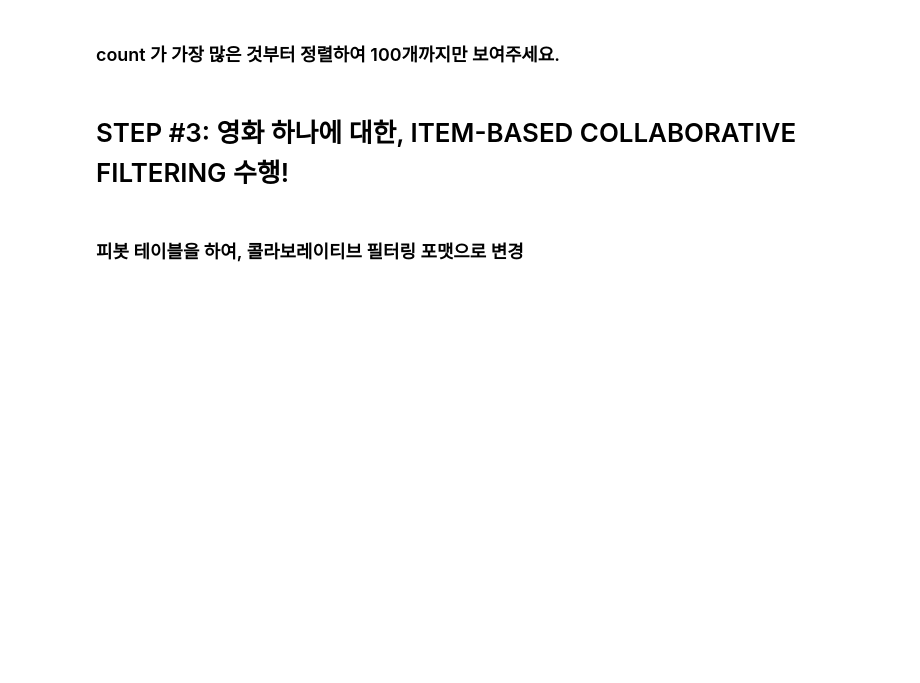
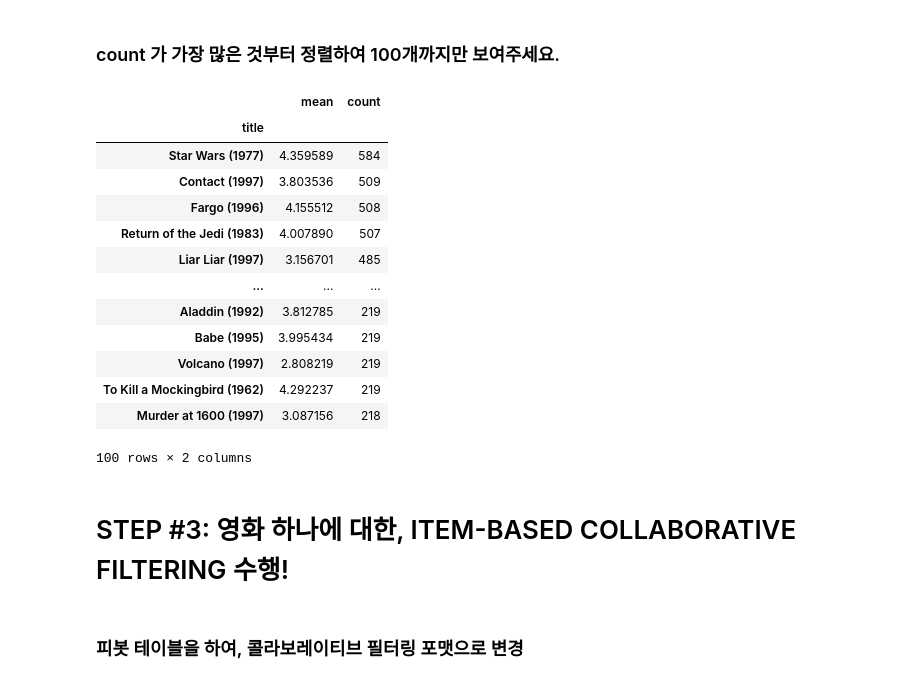
Before and after one commit to leopard4/yh-k3, a Jupyter notebook: 딥러닝강의파일/18_Movie_Recommender_System.ipynb, the cells around one changed output. Drawn from its saved outputs; the diff is of its cells as text; code cells hidden in the pictures; blank space fills up the shorter version.

```diff
--- a/딥러닝강의파일/18_Movie_Recommender_System.ipynb
+++ b/딥러닝강의파일/18_Movie_Recommender_System.ipynb
@@ -302,5 +336,22 @@ ratings_mean_count_df
 # %% [markdown]
 ### count 가 가장 많은 것부터 정렬하여 100개까지만 보여주세요.
+# %%
+ratings_mean_count_df.sort_values('count', ascending=False).head(100)
+# %% [output]
+|  | mean | count |
+| title |  |  |
+| Star Wars (1977) | 4.359589 | 584 |
+| Contact (1997) | 3.803536 | 509 |
+| Fargo (1996) | 4.155512 | 508 |
+| Return of the Jedi (1983) | 4.007890 | 507 |
+| Liar Liar (1997) | 3.156701 | 485 |
+| ... | ... | ... |
+| Aladdin (1992) | 3.812785 | 219 |
+| Babe (1995) | 3.995434 | 219 |
+| Volcano (1997) | 2.808219 | 219 |
+| To Kill a Mockingbird (1962) | 4.292237 | 219 |
+| Murder at 1600 (1997) | 3.087156 | 218 |
+100 rows × 2 columns
 # %% [markdown]
 # STEP #3: 영화 하나에 대한, ITEM-BASED COLLABORATIVE FILTERING 수행!
 # %%
```
Also changed, not shown: parts of 21 cells of this notebook.
